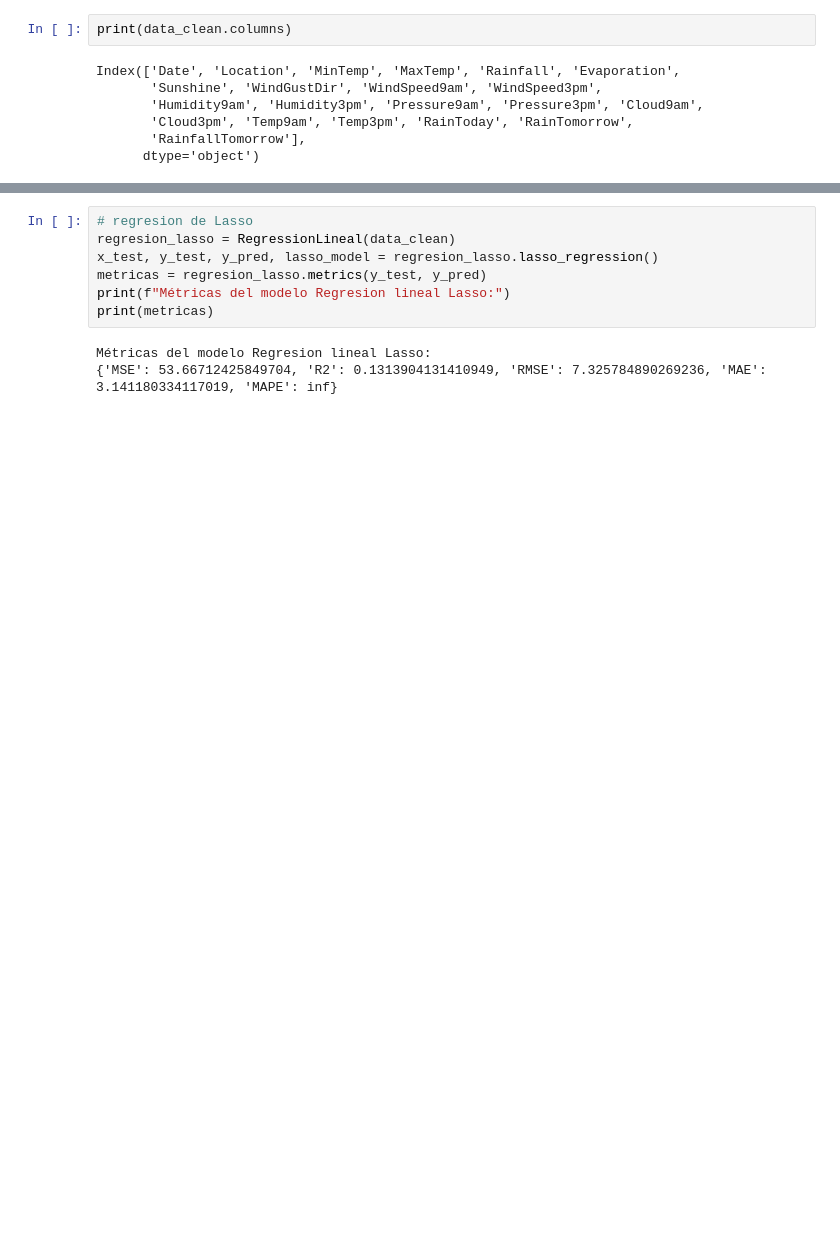
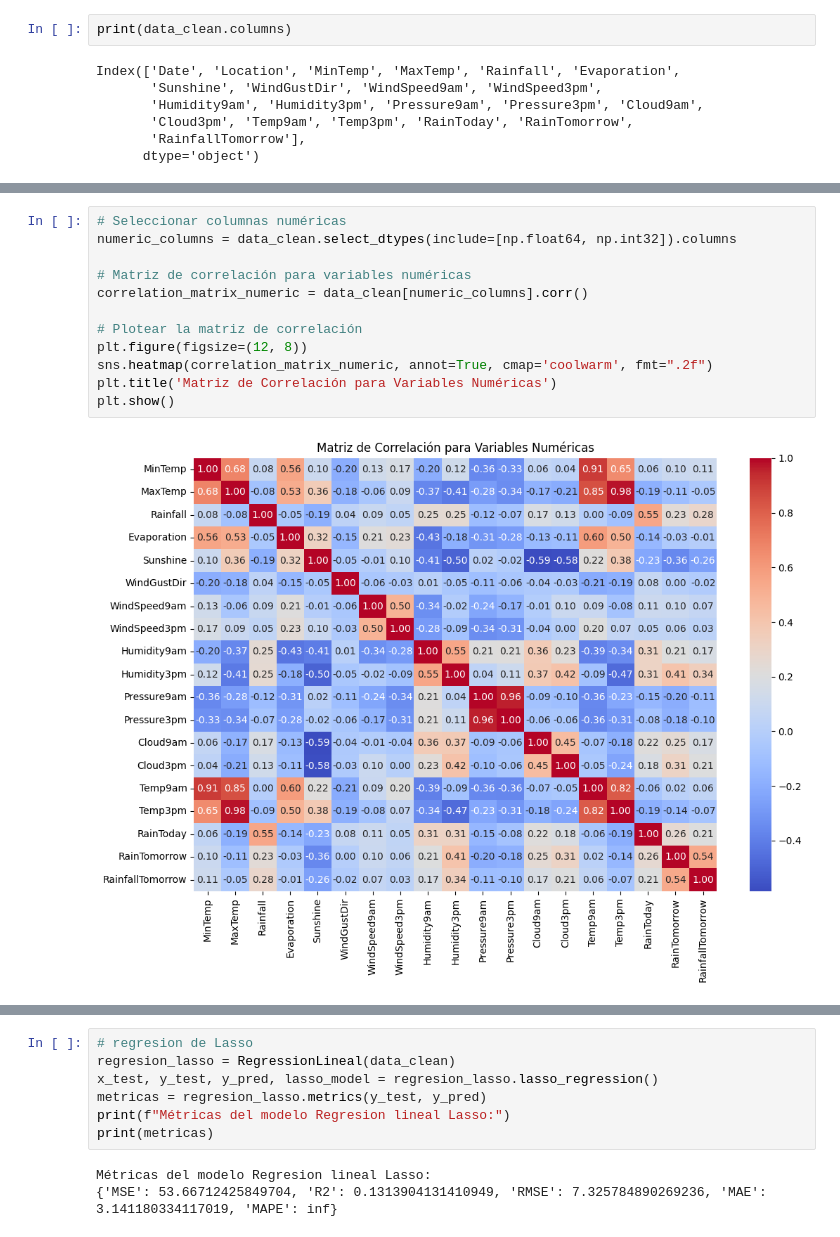
Before and after one commit to Mirian2550/TP_AA1, a Jupyter notebook: main.ipynb, the cells around one changed output, grey strips where cells are left out. Drawn from its saved outputs; the diff is of its cells as text; blank space fills up the shorter version.

```diff
--- a/main.ipynb
+++ b/main.ipynb
@@ -215,0 +219,14 @@ Index(['Date', 'Location', 'MinTemp', 'MaxTemp', 'Rainfall', 'Evaporation',
+# %%
+# Seleccionar columnas numéricas
+numeric_columns = data_clean.select_dtypes(include=[np.float64, np.int32]).columns
+
+# Matriz de correlación para variables numéricas
+correlation_matrix_numeric = data_clean[numeric_columns].corr()
+
+# Plotear la matriz de correlación
+plt.figure(figsize=(12, 8))
+sns.heatmap(correlation_matrix_numeric, annot=True, cmap='coolwarm', fmt=".2f")
+plt.title('Matriz de Correlación para Variables Numéricas')
+plt.show()
+# %% [output]
+[figure, added]
```
Also changed, not shown: parts of 38 cells of this notebook, 4 other files.
